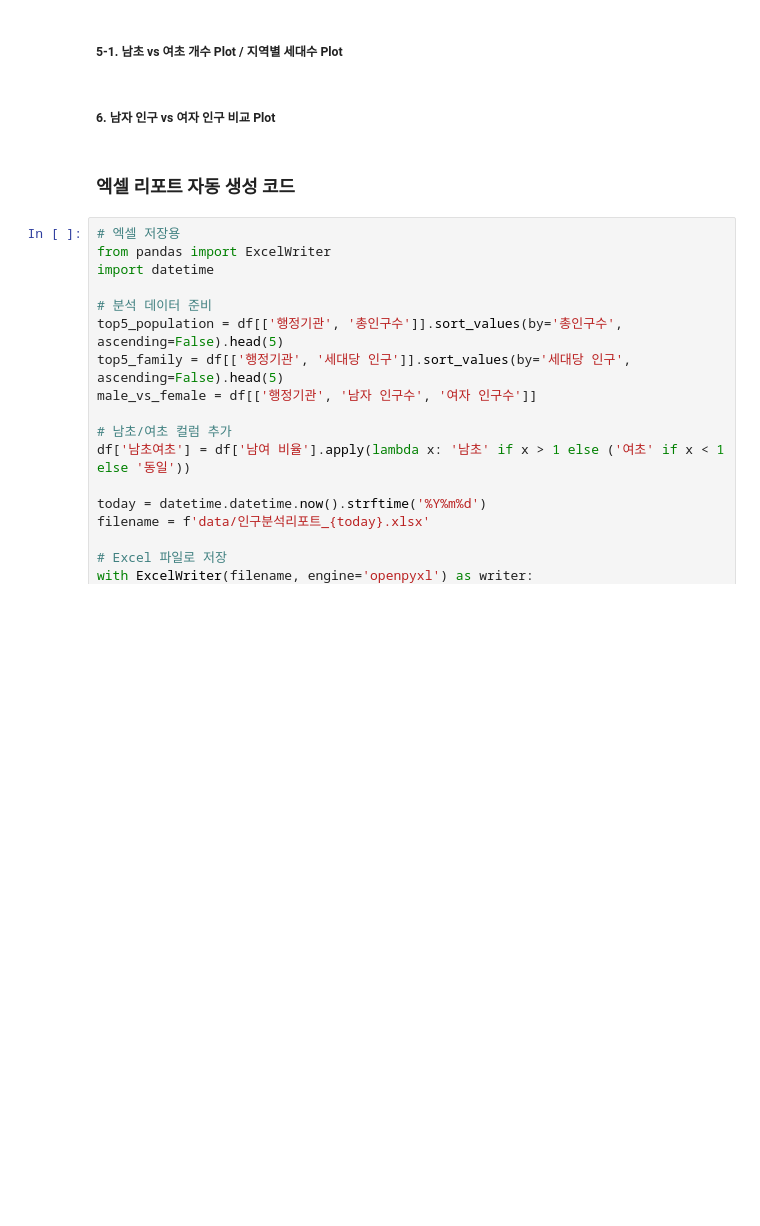
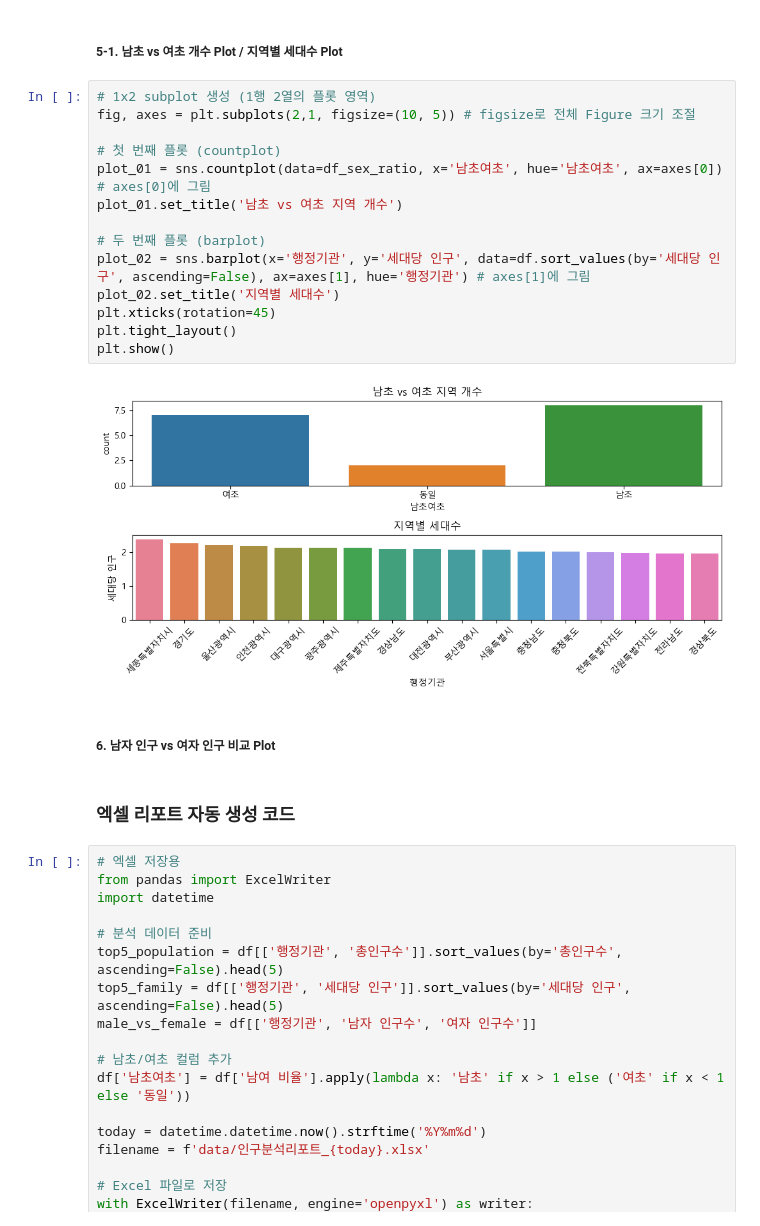
Before and after one commit to oyushik/04-data-visualization, a Jupyter notebook: 04_인구현황분석.ipynb, the cells around one changed output. Drawn from its saved outputs; the diff is of its cells as text; blank space fills up the shorter version.

```diff
--- a/04_인구현황분석.ipynb
+++ b/04_인구현황분석.ipynb
@@ -175,5 +185,21 @@ df.loc[df['세대당 인구'] > avg_people_per_household, ['행정기관', '세
 # %% [markdown]
 ##### 5-1. 남초 vs 여초 개수 Plot  /  지역별 세대수 Plot
+# %%
+# 1x2 subplot 생성 (1행 2열의 플롯 영역)
+fig, axes = plt.subplots(2,1, figsize=(10, 5)) # figsize로 전체 Figure 크기 조절
+
+# 첫 번째 플롯 (countplot)
+plot_01 = sns.countplot(data=df_sex_ratio, x='남초여초', hue='남초여초', ax=axes[0]) # axes[0]에 그림
+plot_01.set_title('남초 vs 여초 지역 개수')
+
+# 두 번째 플롯 (barplot)
+plot_02 = sns.barplot(x='행정기관', y='세대당 인구', data=df.sort_values(by='세대당 인구', ascending=False), ax=axes[1], hue='행정기관') # axes[1]에 그림
+plot_02.set_title('지역별 세대수')
+plt.xticks(rotation=45)
+plt.tight_layout()
+plt.show()
+# %% [output]
+[figure, added]
 # %% [markdown]
 ##### 6. 남자 인구 vs 여자 인구 비교 Plot
 # %% [markdown]
```
Also changed, not shown: parts of 2 cells of this notebook, 1 other file.
